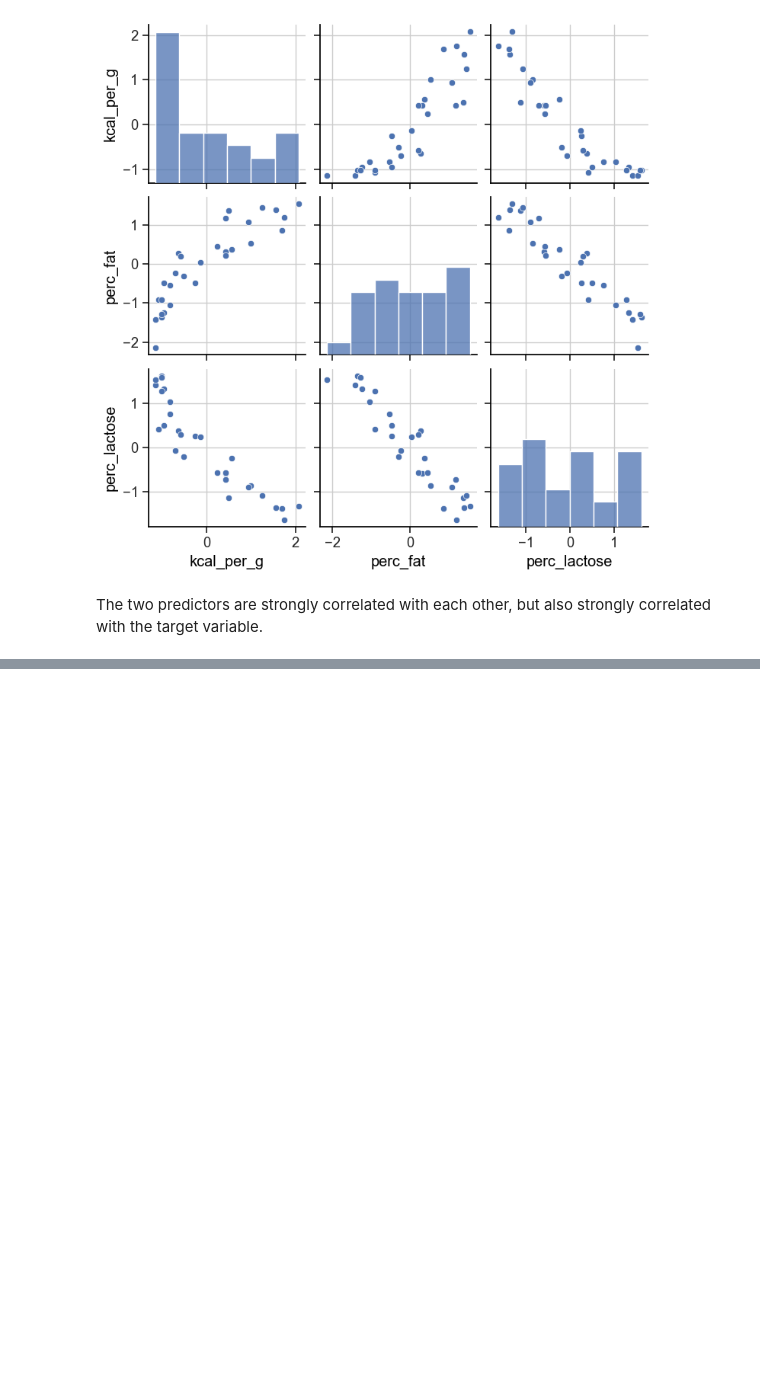
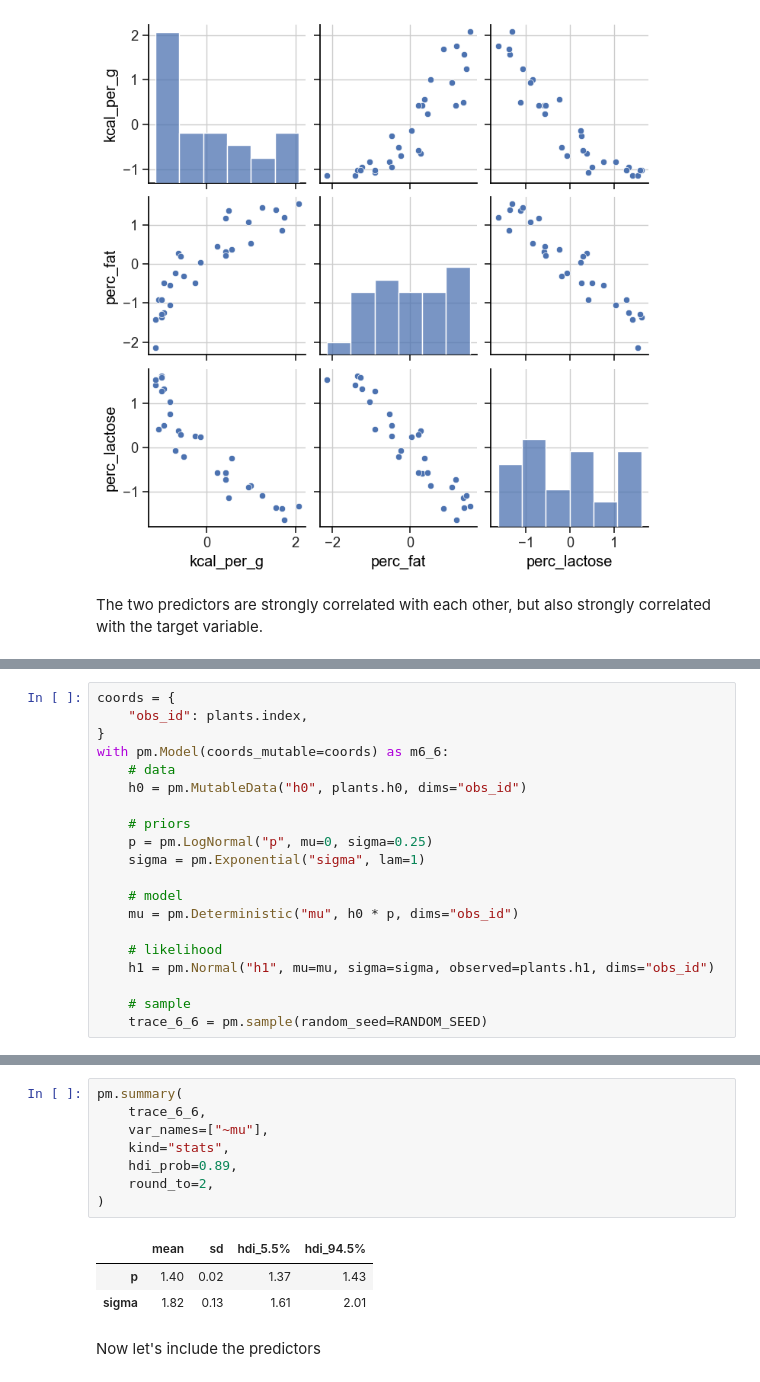
Before and after one commit to chris-leonard/statistical-rethinking, a Jupyter notebook: notes/chapter_6.ipynb, the cells around one changed output, grey strips where cells are left out. Cells and saved outputs as stored; diff of their text form; blank space fills up the shorter version.

```diff
--- a/notes/chapter_6.ipynb
+++ b/notes/chapter_6.ipynb
@@ -401,0 +428,20 @@ The two predictors are strongly correlated with each other, but also strongly co
+# %%
+coords = {
+    "obs_id": plants.index,
+}
+with pm.Model(coords_mutable=coords) as m6_6:
+    # data
+    h0 = pm.MutableData("h0", plants.h0, dims="obs_id")
+
+    # priors
+    p = pm.LogNormal("p", mu=0, sigma=0.25)
+    sigma = pm.Exponential("sigma", lam=1)
+
+    # model
+    mu = pm.Deterministic("mu", h0 * p, dims="obs_id")
+
+    # likelihood
+    h1 = pm.Normal("h1", mu=mu, sigma=sigma, observed=plants.h1, dims="obs_id")
+
+    # sample
+    trace_6_6 = pm.sample(random_seed=RANDOM_SEED)
@@ -401,0 +455,14 @@ The two predictors are strongly correlated with each other, but also strongly co
+# %%
+pm.summary(
+    trace_6_6,
+    var_names=["~mu"],
+    kind="stats",
+    hdi_prob=0.89,
+    round_to=2,
+)
+# %% [output]
+|  | mean | sd | hdi_5.5% | hdi_94.5% |
+| p | 1.40 | 0.02 | 1.37 | 1.43 |
+| sigma | 1.82 | 0.13 | 1.61 | 2.01 |
+# %% [markdown]
+Now let's include the predictors
```
Also changed, not shown: parts of 21 cells of this notebook, 1 other file.
